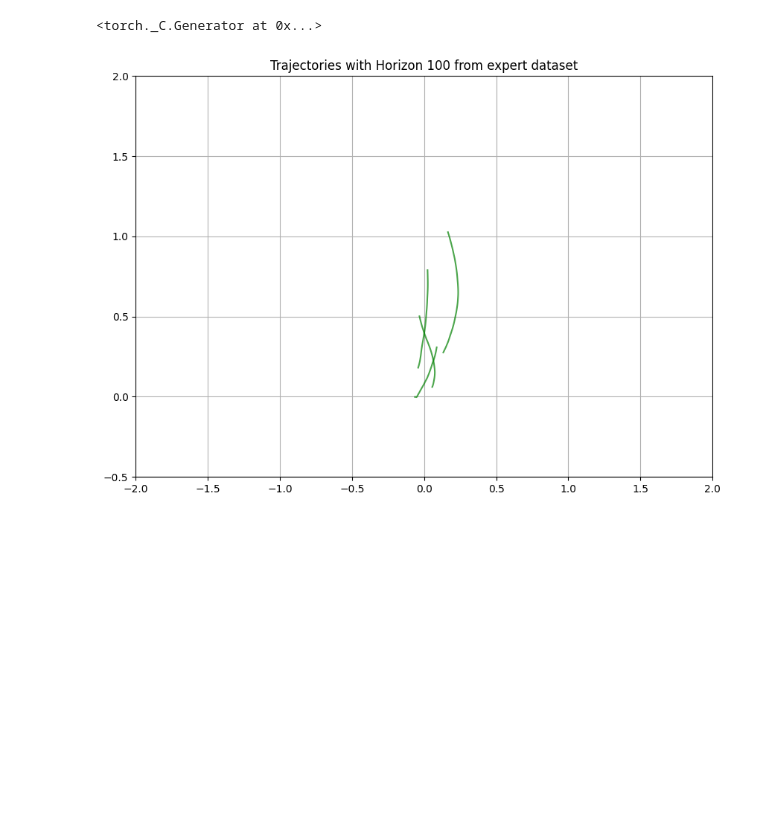
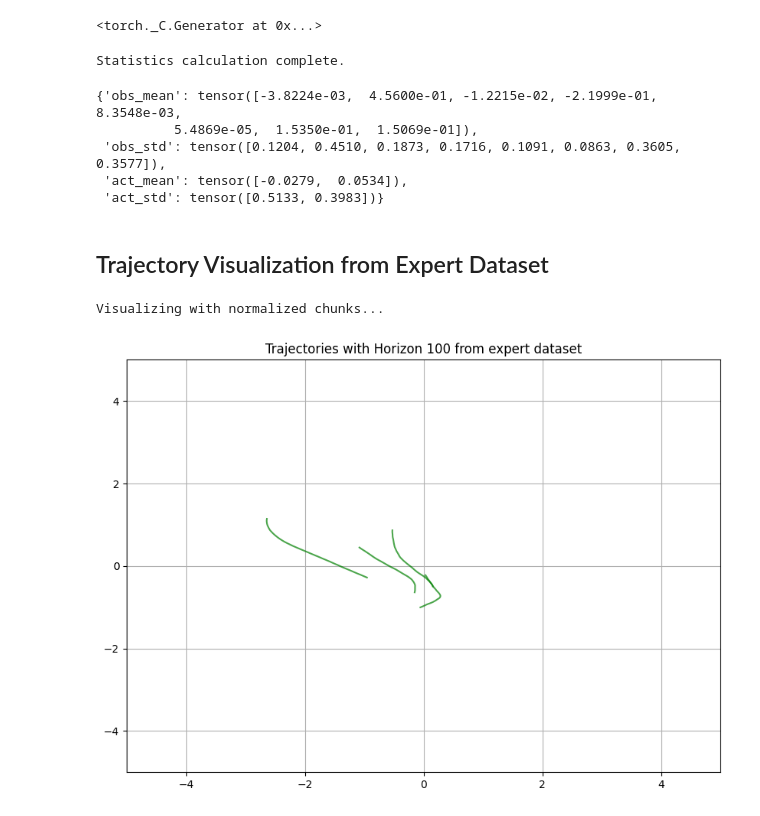
Before and after one commit to frankcholula/FRL-playground, a Jupyter notebook: src/notebooks/fm_bc.ipynb, the cells around one changed output. Saved outputs shown, nothing was run; the diff lists cells and outputs as text; code cells hidden in the pictures; blank space fills up the shorter version.

```diff
--- a/src/notebooks/fm_bc.ipynb
+++ b/src/notebooks/fm_bc.ipynb
@@ -146,24 +218,45 @@ horizon = 100
 obs_dim = 8
 action_dim = 2
 
-def visualize_chunk(ax, chunk, color):
-    assert chunk.shape == (horizon * (obs_dim + action_dim),)
-    chunk = chunk.reshape(horizon, obs_dim + action_dim)
-    expert_obs = chunk[:, :obs_dim]
-    x = expert_obs[:, 0].cpu().numpy()
-    y = expert_obs[:, 1].cpu().numpy()
-    ax.plot(x, y, linestyle='-', color=color, alpha=0.7)
-    ax.set_xlim(-2, 2)
-    ax.set_ylim(-0.5, 2)
+def visualize_chunk(ax, chunk, color, x_limits=(-0.4, 0.4), y_limits=(-0.2, 1.5), mode='line'):
+    # make sure chunk is horizon x obs_dim
+    assert chunk.shape == (horizon , obs_dim,)
+    x = chunk[:, 0].cpu().numpy()
+    y = chunk[:, 1].cpu().numpy()
+    if mode == 'line':
+        ax.plot(x, y, linestyle='-', color=color, alpha=0.7)
+    elif mode == 'scatter':
+        ax.scatter(x, y, color=color, alpha=0.7)
+    ax.set_xlim(*x_limits)
+    ax.set_ylim(*y_limits)
     ax.grid(True)
 
 minari_dataset = minari.load_dataset(dataset_id="LunarLanderContinuous-v3/ppo-1000-deterministic-v1")
-dataloader = DataLoader(minari_dataset, batch_size=256, shuffle=True, collate_fn=collate_fn)
-fig, ax = plt.subplots(figsize=(10, 7))
-ax.set_title(f'Trajectories with Horizon {horizon} from expert dataset')
-for batch in dataloader:
-    processed_chunks = create_trajectory_chunks(batch, 100)
-    random_chunk = random.choice(processed_chunks)
-    visualize_chunk(ax, random_chunk, color="green")
+minari_dataset_stats = get_dataset_stats(minari_dataset)
+minari_dataset_stats
 # %% [output]
-[figure, removed]
+Statistics calculation complete.
+{'obs_mean': tensor([-3.8224e-03,  4.5600e-01, -1.2215e-02, -2.1999e-01,  8.3548e-03,
+          5.4869e-05,  1.5350e-01,  1.5069e-01]),
+ 'obs_std': tensor([0.1204, 0.4510, 0.1873, 0.1716, 0.1091, 0.0863, 0.3605, 0.3577]),
+ 'act_mean': tensor([-0.0279,  0.0534]),
+ 'act_std': tensor([0.5133, 0.3983])}
+# %% [markdown]
+## Trajectory Visualization from Expert Dataset
+# %%
+
+dataloader = DataLoader(minari_dataset, batch_size=256, shuffle=True, collate_fn=collate_fn)
+fig, ax = plt.subplots(figsize=(10, 7))
+ax.set_title(f'Trajectories with Horizon {horizon} from expert dataset')
+print("Visualizing with normalized chunks...")
+for batch in dataloader:
+    # processed_chunks = create_trajectory_chunks(batch, 100)
+    processed_chunks = create_normalized_chunks(batch, horizon, minari_dataset_stats)
+    random_chunk = random.choice(processed_chunks)
+    assert random_chunk.shape == (horizon * (obs_dim + action_dim),)
+    random_chunk = random_chunk.reshape(horizon, obs_dim + action_dim)
+    expert_obs = random_chunk[:, :obs_dim]
+    visualize_chunk(ax, expert_obs, color="green", mode="line", x_limits=(-5,5), y_limits=(-5, 5))
+# %% [output]
+Visualizing with normalized chunks...
+[figure, added]
```
Also changed, not shown: parts of 13 cells of this notebook.
